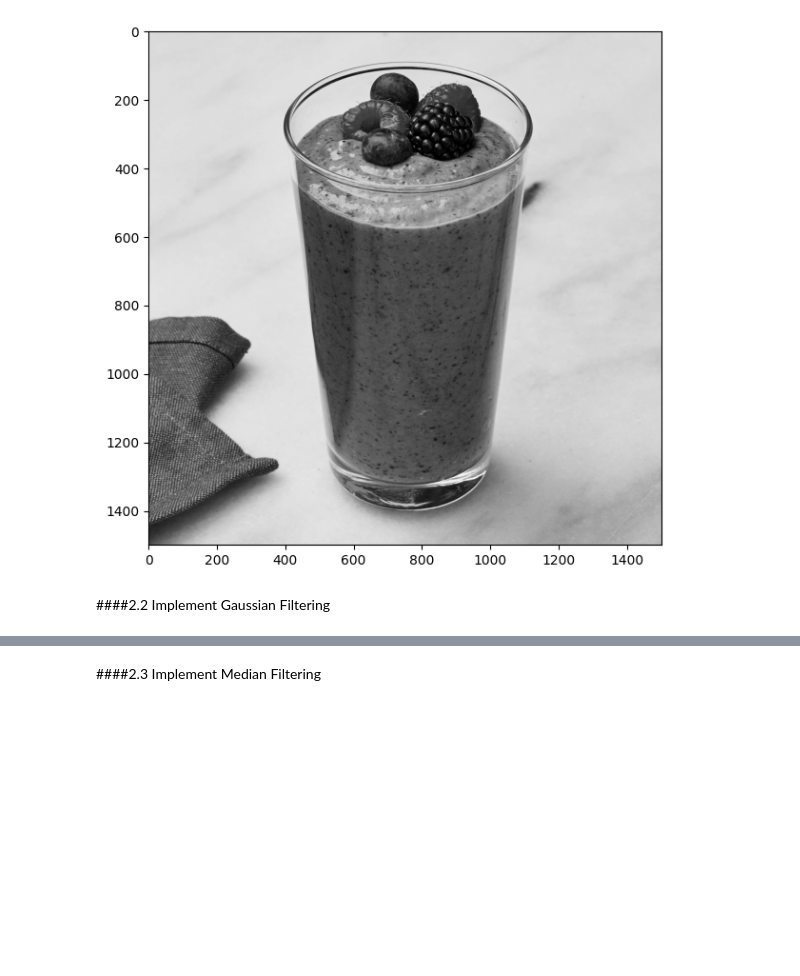
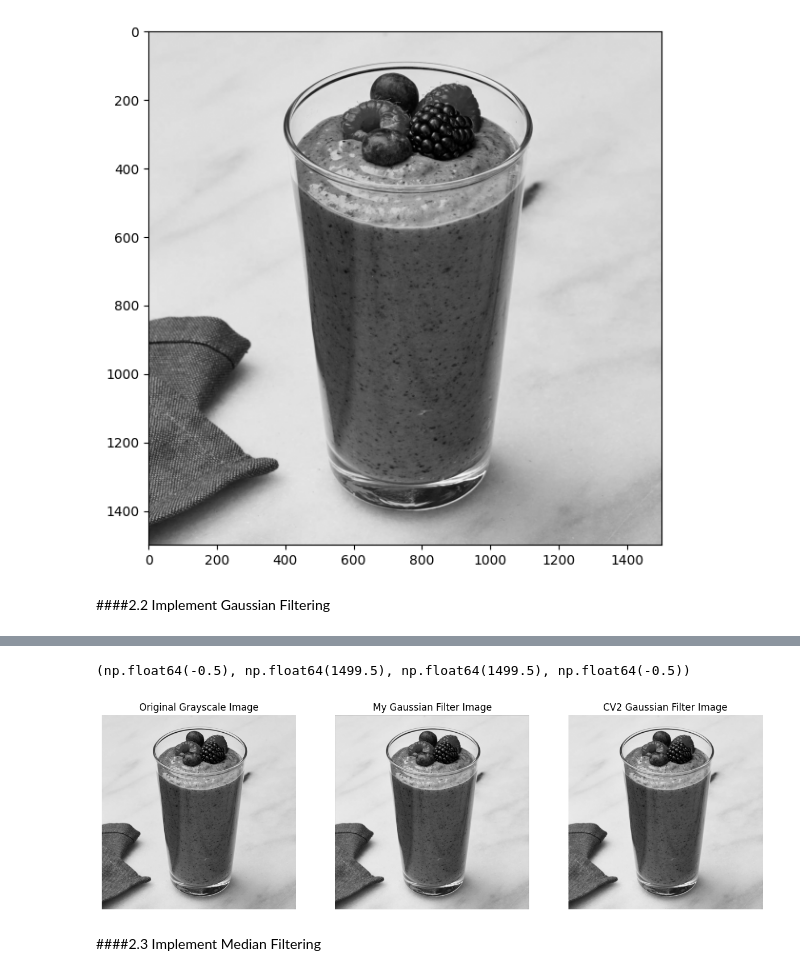
Before and after one commit to jewoolee0502/ComputerVision, a Jupyter notebook: ECSE415_A1.ipynb, the cells around one changed output, grey strips where cells are left out. Drawn from its saved outputs; the diff is of its cells as text; code cells hidden in the pictures; blank space fills up the shorter version.

Commit message:
Gaussian filtering completed

```diff
--- a/ECSE415_A1.ipynb
+++ b/ECSE415_A1.ipynb
@@ -160,9 +161,8 @@ plt.imshow(img_gray, cmap='gray')
 # %% [markdown]
 ####2.2 Implement Gaussian Filtering
 # %%
-'''
-write a function gaussian_filter(image, kernel_size, sigma)
-'''
+# Implementation of Gaussian Filter Function
+
 def gaussian_kernel(size, sigma):
   kernel = np.zeros((size, size))
   center = size // 2
@@ -196,5 +196,5 @@ def convolution(image, kernel):
   return output
 
 def gaussian_filter(image, kernel_size, sigma):
-  gaussian_kernel = gaussian_kernel(kernel_size, sigma)
-  return convolution(image, gaussian_kernel)
+  kernel = gaussian_kernel(kernel_size, sigma)
+  return convolution(image, kernel)
@@ -201,3 +226,28 @@ def gaussian_filter(image, kernel_size, sigma):
+# %%
+# Displaying the images
+
+my_gaussian_filter = gaussian_filter(img_gray, 5, 1)
+cv2_gaussian_filter = cv2.GaussianBlur(img_gray, (5, 5), 1)
+
+fig, axes = plt.subplots(1, 3, figsize=(15,5))
+
+# original grayscale image
+axes[0].imshow(img_gray, cmap='gray')
+axes[0].set_title("Original Grayscale Image")
+axes[0].axis("off")
+
+# my gaussian filter image
+axes[1].imshow(my_gaussian_filter, cmap='gray')
+axes[1].set_title("My Gaussian Filter Image")
+axes[1].axis("off")
+
+# cv2 gaussian filter image
+axes[2].imshow(cv2_gaussian_filter, cmap='gray')
+axes[2].set_title("CV2 Gaussian Filter Image")
+axes[2].axis("off")
+# %% [output]
+(np.float64(-0.5), np.float64(1499.5), np.float64(1499.5), np.float64(-0.5))
+[figure, added]
 # %% [markdown]
 ####2.3 Implement Median Filtering
 # %% [markdown]
```
Also changed, not shown: parts of 4 cells of this notebook.
